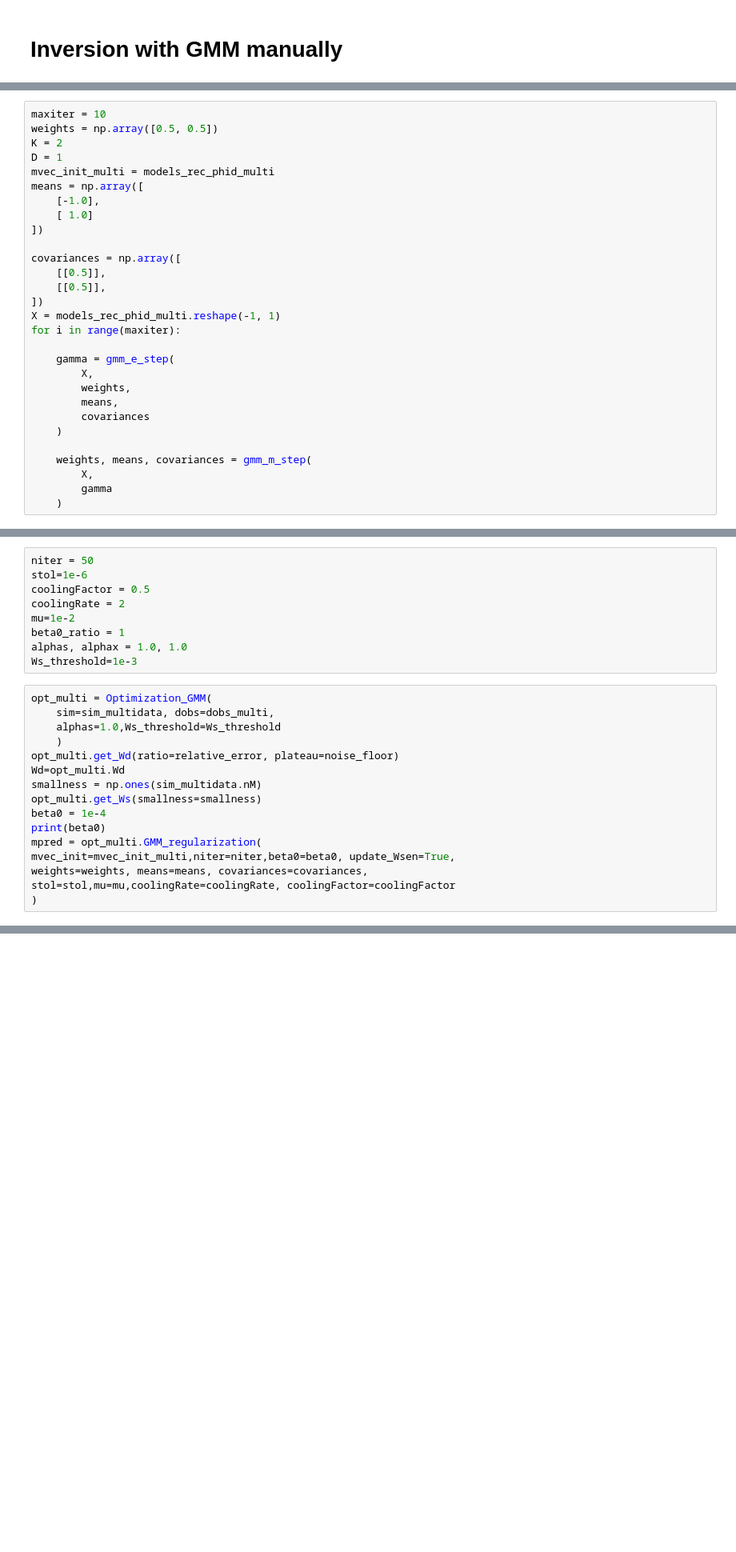
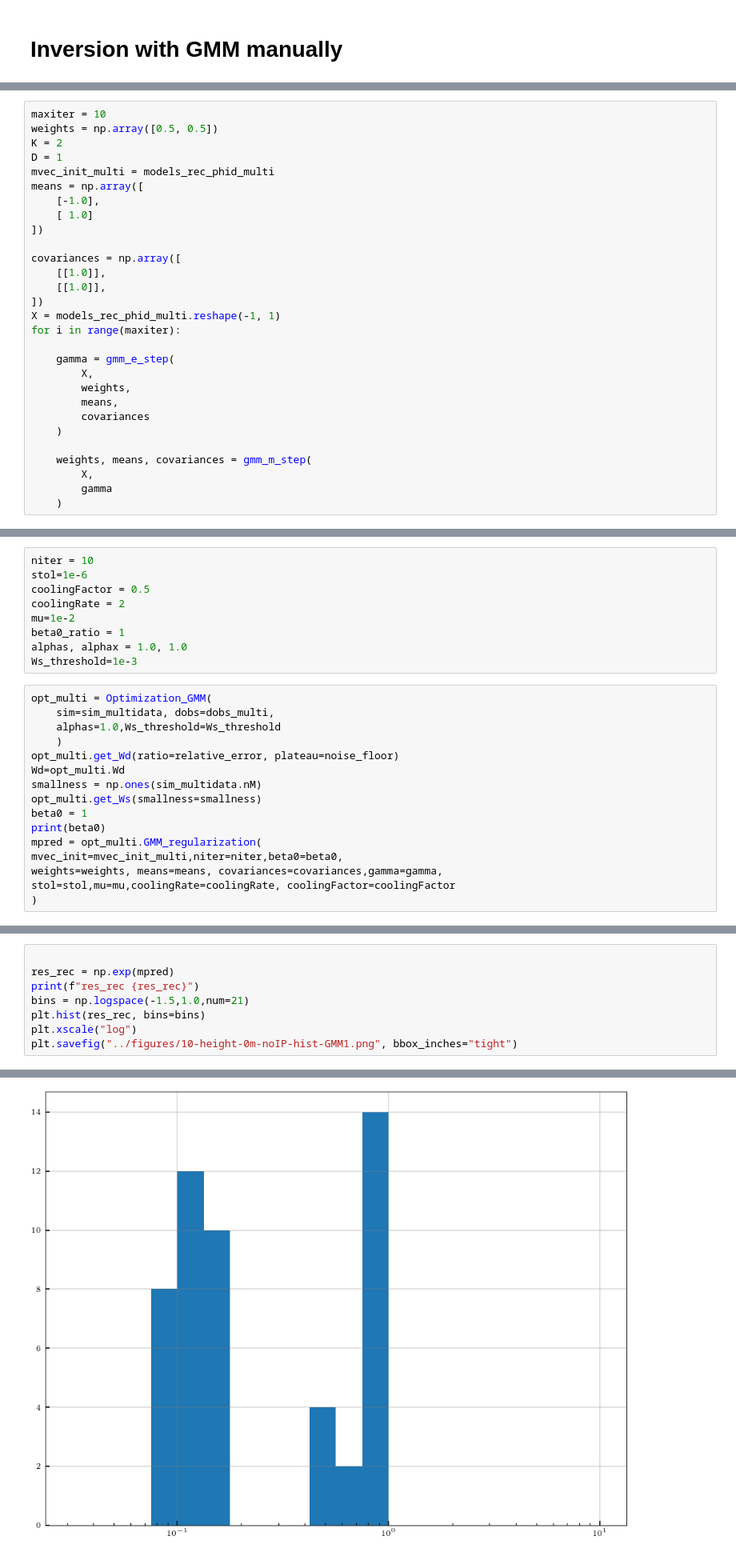
Before and after one commit to MasayukiMotoori/Scope-of-Research-PhD, a Jupyter notebook: 10-height-0m-noIP.ipynb, the cells around one changed output, grey strips where cells are left out. Shown at 80% size. Cells and saved outputs as stored; diff of their text form; blank space fills up the shorter version.

```diff
--- a/10-height-0m-noIP.ipynb
+++ b/10-height-0m-noIP.ipynb
@@ -840,8 +831,8 @@ means = np.array([
 ])
 
 covariances = np.array([
-    [[0.5]],
-    [[0.5]],
+    [[1.0]],
+    [[1.0]],
 ])
 X = models_rec_phid_multi.reshape(-1, 1)
 for i in range(maxiter):
@@ -883,5 +874,5 @@ gamma: [[9.99999992e-01 8.28037197e-09]
 # %%
-niter = 50
+niter = 10
 stol=1e-6
 coolingFactor = 0.5
 coolingRate = 2
@@ -898,11 +889,11 @@ opt_multi.get_Wd(ratio=relative_error, plateau=noise_floor)
 Wd=opt_multi.Wd
 smallness = np.ones(sim_multidata.nM)
 opt_multi.get_Ws(smallness=smallness)
-beta0 = 1e-4
+beta0 = 1
 print(beta0)
 mpred = opt_multi.GMM_regularization(
-mvec_init=mvec_init_multi,niter=niter,beta0=beta0, update_Wsen=True,
-weights=weights, means=means, covariances=covariances,
+mvec_init=mvec_init_multi,niter=niter,beta0=beta0,
+weights=weights, means=means, covariances=covariances,gamma=gamma,
 stol=stol,mu=mu,coolingRate=coolingRate, coolingFactor=coolingFactor
 )
 # %% [output]
@@ -933,0 +911,9 @@ ValueError: solve1: Input operand 1 has a mismatch in its core dimension 0, with
+# %%
+
+res_rec = np.exp(mpred)
+print(f"res_rec {res_rec}")
+bins = np.logspace(-1.5,1.0,num=21)
+plt.hist(res_rec, bins=bins)
+plt.xscale("log")
+plt.savefig("../figures/10-height-0m-noIP-hist-GMM1.png", bbox_inches="tight")
+# %% [output]
@@ -933,0 +929 @@ ValueError: solve1: Input operand 1 has a mismatch in its core dimension 0, with
+[figure, added]
```
Also changed, not shown: parts of 32 cells of this notebook.
